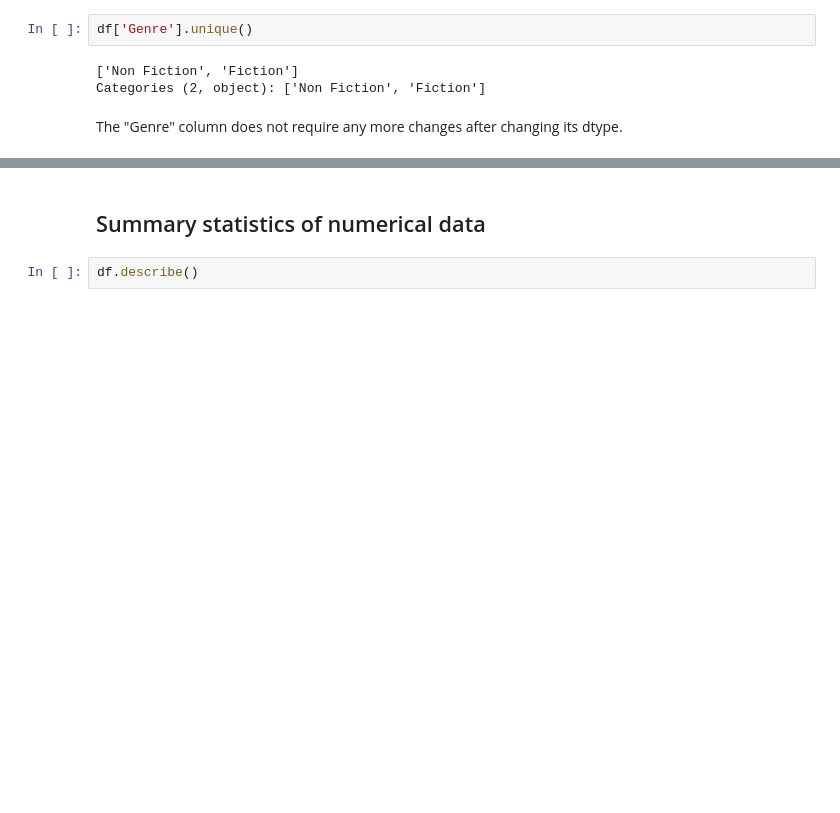
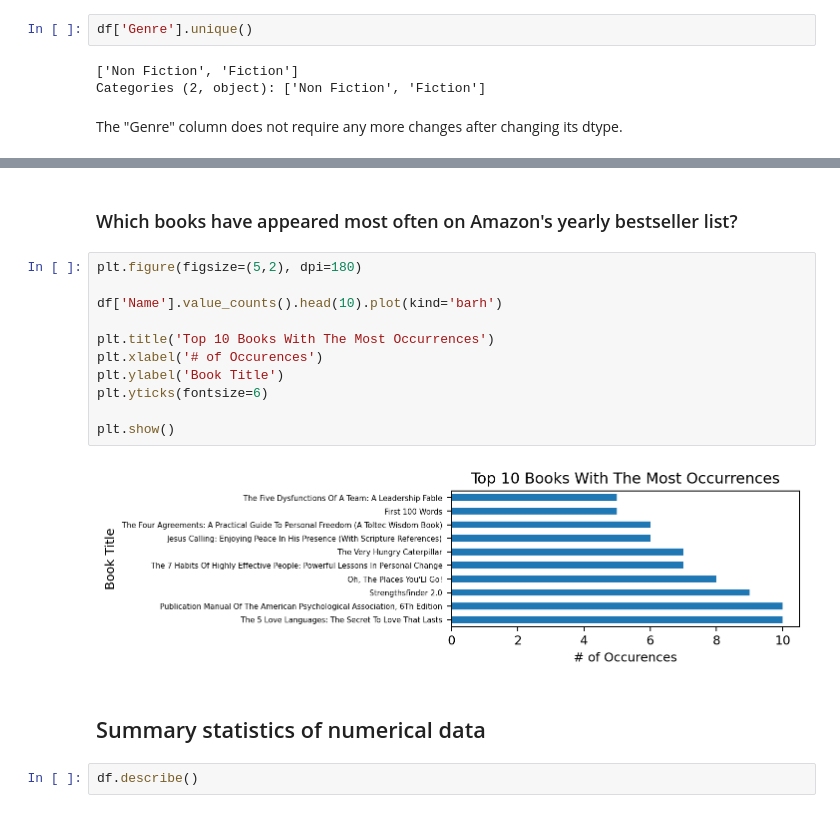
Before and after one commit to exw4141/bestselling-books-eda, a Jupyter notebook: bestselling-books-eda.ipynb, the cells around one changed output, grey strips where cells are left out. Drawn from its saved outputs; the diff is of its cells as text; blank space fills up the shorter version.

Commit message:
Created bar graph for books that've appeared the most on the bestseller list

```diff
--- a/bestselling-books-eda.ipynb
+++ b/bestselling-books-eda.ipynb
@@ -147,3 +155,18 @@ The "Genre" column does not require any more changes after changing its dtype.
+# %% [markdown]
+### Which books have appeared most often on Amazon's yearly bestseller list?
+# %%
+plt.figure(figsize=(5,2), dpi=180)
+
+df['Name'].value_counts().head(10).plot(kind='barh')
+
+plt.title('Top 10 Books With The Most Occurrences')
+plt.xlabel('# of Occurences')
+plt.ylabel('Book Title')
+plt.yticks(fontsize=6)
+
+plt.show()
+# %% [output]
+[figure, added]
 # %% [markdown]
 ## Summary statistics of numerical data
 # %%
```
Also changed, not shown: parts of 4 cells of this notebook.
